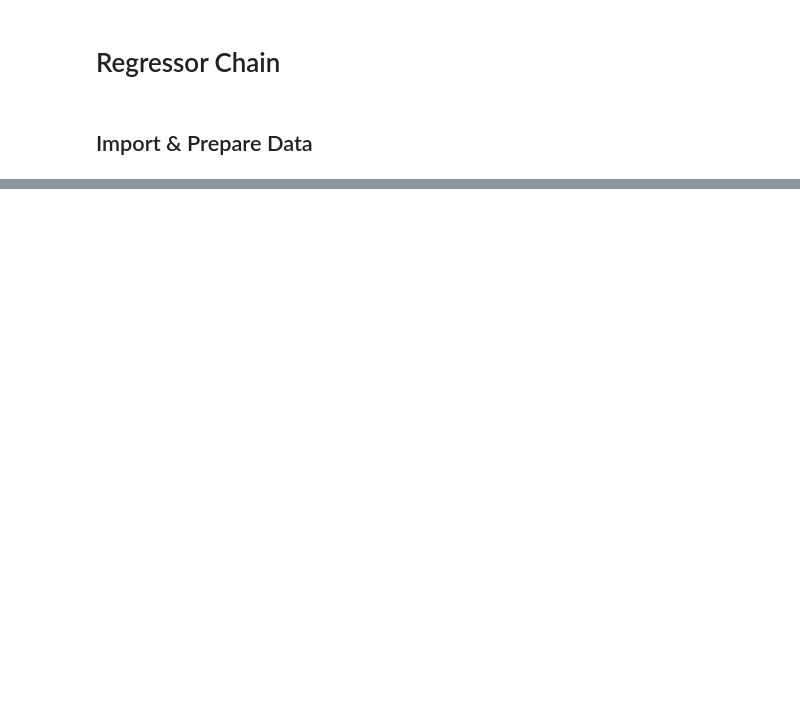
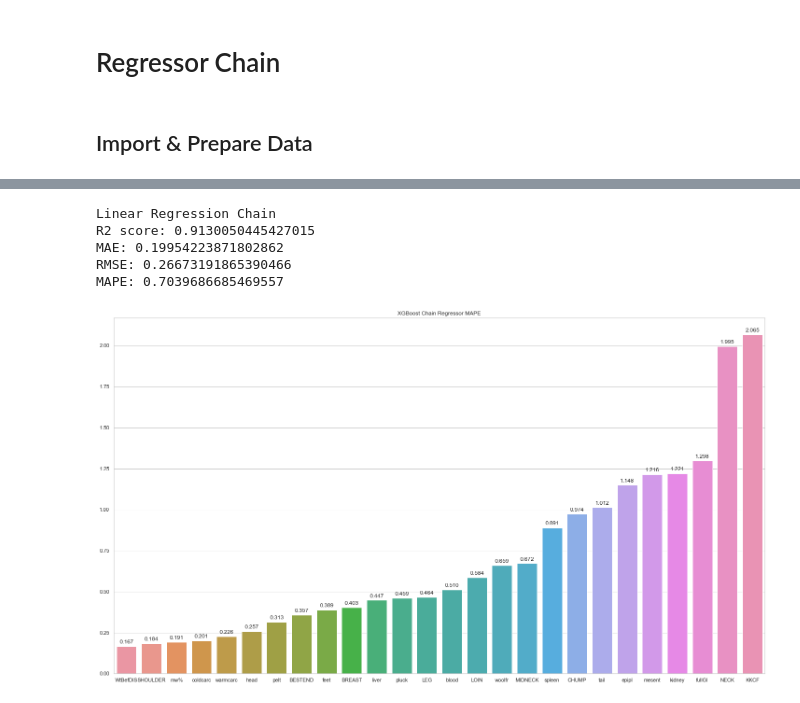
Before and after one commit to antonis-ant/thesis-code, a Jupyter notebook: notebooks/RegChain_notebook.ipynb, the cells around one changed output, grey strips where cells are left out. Drawn from its saved outputs; the diff is of its cells as text; code cells hidden in the pictures; blank space fills up the shorter version.

Commit message:
Tried Chain regressors.

```diff
--- a/notebooks/RegChain_notebook.ipynb
+++ b/notebooks/RegChain_notebook.ipynb
@@ -48,0 +61,8 @@ y = pd.DataFrame(std_scaler.fit_transform(y), columns=y.columns)
+# %%
+def print_scores(scores, regressor_title=''):
+    print(regressor_title)
+    print('R2 score:', scores['ua_score_r2'])
+    print('MAE:', scores['ua_score_mae'])
+    print('RMSE:', scores['ua_score_rmse'])
+    print('MAPE:', scores['ua_score_mape'])
+    print()
@@ -48,0 +73,16 @@ y = pd.DataFrame(std_scaler.fit_transform(y), columns=y.columns)
+# %%
+prediction_order = [17,24,16,15,11,10,3,22,2,21,7,9,18,1,20,0,23,8,19,14,6,5,12,4,25,13]
+model = RegressorChain(LinearRegression(), order=prediction_order)
+model.fit(X, y)
+scores = mo_reg_scorer(model, X, y)
+
+# Print model scores (uniform average)
+print_scores(scores, 'Linear Regression Chain')
+scores_barplot(scores['rv_scores_mape'], y.columns, title="XGBoost Chain Regressor MAPE")
+# %% [output]
+Linear Regression Chain
+R2 score: 0.9130050445427015
+MAE: 0.19954223871802862
+RMSE: 0.26673191865390466
+MAPE: 0.7039686685469557
+[figure, added]
```
Also changed, not shown: parts of 15 cells of this notebook, 2 other files.
